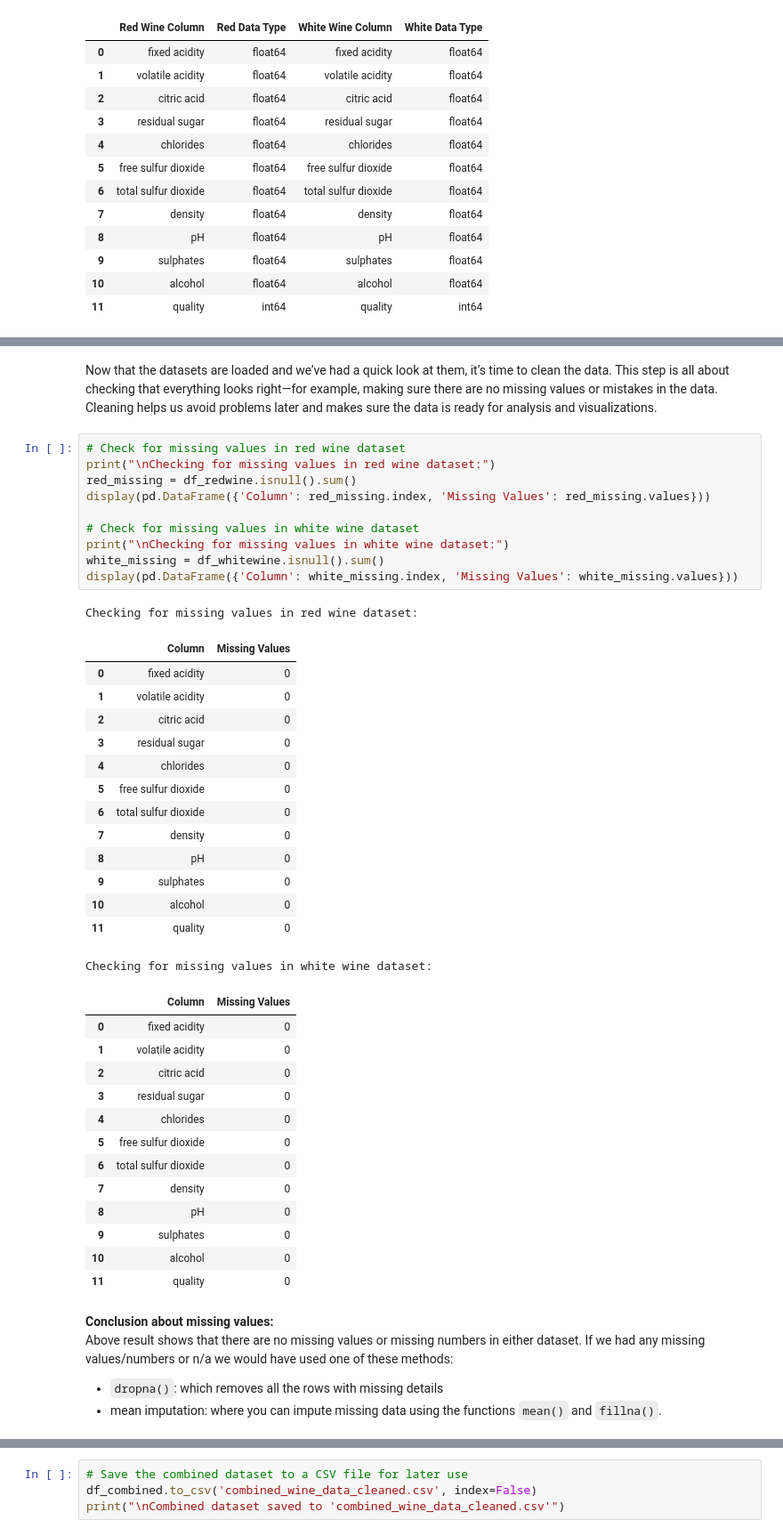
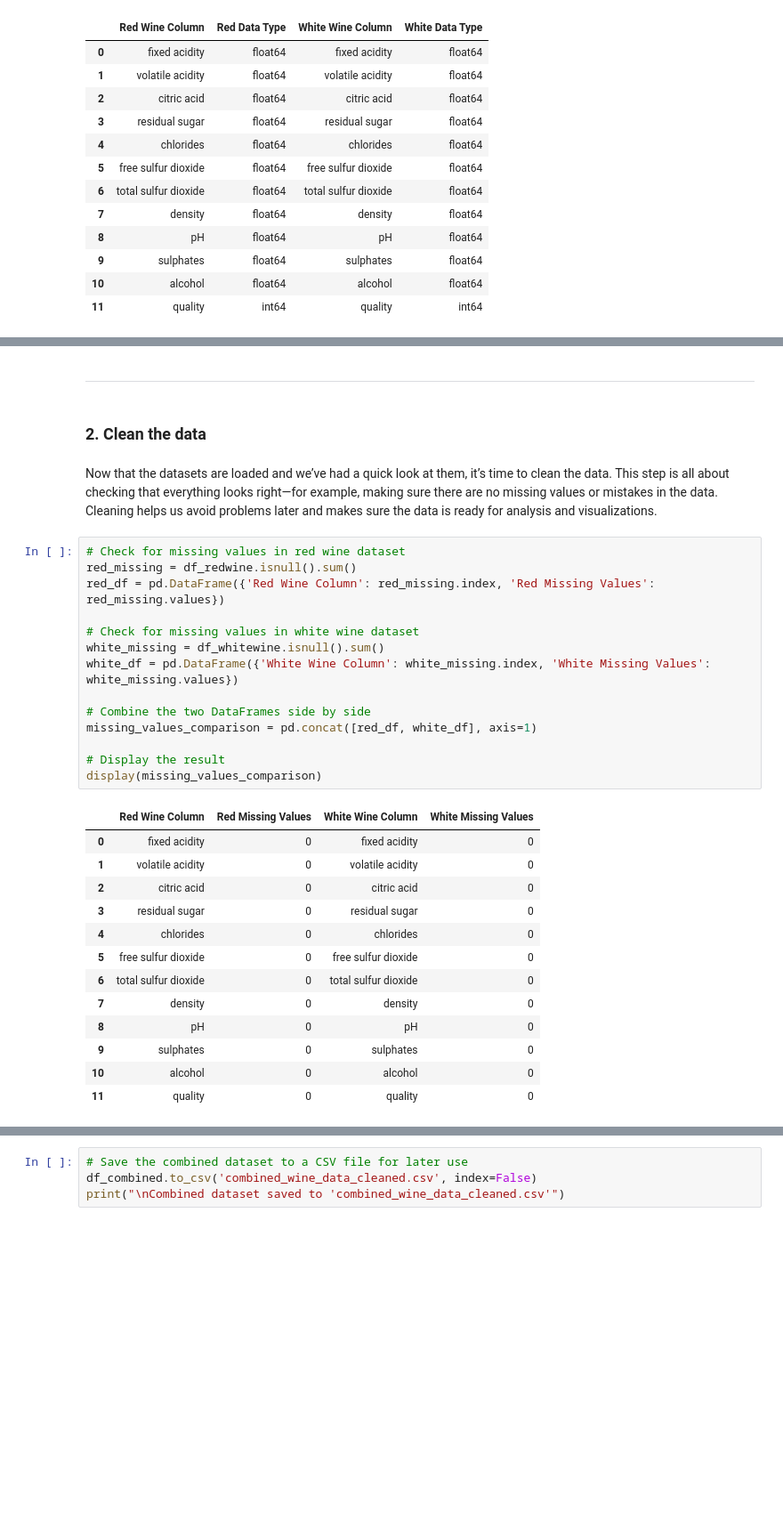
Before and after one commit to AlberteVallentin/Dat-BI-Gruppe7, a Jupyter notebook: MP2/Data_Exploration_Visualization/Wine_Quality_MP2.ipynb, the cells around one changed output, grey strips where cells are left out. Shown at 89% size. Cells and saved outputs as stored; diff of their text form; blank space fills up the shorter version.

```diff
--- a/MP2/Data_Exploration_Visualization/Wine_Quality_MP2.ipynb
+++ b/MP2/Data_Exploration_Visualization/Wine_Quality_MP2.ipynb
@@ -228,47 +227,34 @@ display(types_comparison)
+# %% [markdown]
+------------------------------
+# %% [markdown]
+### 2. Clean the data
 # %% [markdown]
 Now that the datasets are loaded and we’ve had a quick look at them, it’s time to clean the data. This step is all about checking that everything looks right—for example, making sure there are no missing values or mistakes in the data. Cleaning helps us avoid problems later and makes sure the data is ready for analysis and visualizations.
-# %%
-# Check for missing values in red wine dataset
-print("\nChecking for missing values in red wine dataset:")
-red_missing = df_redwine.isnull().sum()
-display(pd.DataFrame({'Column': red_missing.index, 'Missing Values': red_missing.values}))
-
-# Check for missing values in white wine dataset
-print("\nChecking for missing values in white wine dataset:")
-white_missing = df_whitewine.isnull().sum()
-display(pd.DataFrame({'Column': white_missing.index, 'Missing Values': white_missing.values}))
-# %% [output]
-Checking for missing values in red wine dataset:
-|  | Column | Missing Values |
-| 0 | fixed acidity | 0 |
-| 1 | volatile acidity | 0 |
-| 2 | citric acid | 0 |
-| 3 | residual sugar | 0 |
-| 4 | chlorides | 0 |
-| 5 | free sulfur dioxide | 0 |
-| 6 | total sulfur dioxide | 0 |
-| 7 | density | 0 |
-| 8 | pH | 0 |
-| 9 | sulphates | 0 |
-| 10 | alcohol | 0 |
-| 11 | quality | 0 |
-Checking for missing values in white wine dataset:
-|  | Column | Missing Values |
-| 0 | fixed acidity | 0 |
-| 1 | volatile acidity | 0 |
-| 2 | citric acid | 0 |
-| 3 | residual sugar | 0 |
-| 4 | chlorides | 0 |
-| 5 | free sulfur dioxide | 0 |
-| 6 | total sulfur dioxide | 0 |
-| 7 | density | 0 |
-| 8 | pH | 0 |
-| 9 | sulphates | 0 |
-| 10 | alcohol | 0 |
-| 11 | quality | 0 |
-# %% [markdown]
-**Conclusion about missing values:**
-Above result shows that there are no missing values or missing numbers in either dataset. If we had any missing values/numbers or n/a we would have used one of these methods:
-
-- `dropna()`: which removes all the rows with missing details
-- mean imputation: where you can impute missing data using the functions `mean()` and `fillna()`.
+# %%
+# Check for missing values in red wine dataset
+red_missing = df_redwine.isnull().sum()
+red_df = pd.DataFrame({'Red Wine Column': red_missing.index, 'Red Missing Values': red_missing.values})
+
+# Check for missing values in white wine dataset
+white_missing = df_whitewine.isnull().sum()
+white_df = pd.DataFrame({'White Wine Column': white_missing.index, 'White Missing Values': white_missing.values})
+
+# Combine the two DataFrames side by side
+missing_values_comparison = pd.concat([red_df, white_df], axis=1)
+
+# Display the result
+display(missing_values_comparison)
+# %% [output]
+|  | Red Wine Column | Red Missing Values | White Wine Column | White Missing Values |
+| 0 | fixed acidity | 0 | fixed acidity | 0 |
+| 1 | volatile acidity | 0 | volatile acidity | 0 |
+| 2 | citric acid | 0 | citric acid | 0 |
+| 3 | residual sugar | 0 | residual sugar | 0 |
+| 4 | chlorides | 0 | chlorides | 0 |
+| 5 | free sulfur dioxide | 0 | free sulfur dioxide | 0 |
+| 6 | total sulfur dioxide | 0 | total sulfur dioxide | 0 |
+| 7 | density | 0 | density | 0 |
+| 8 | pH | 0 | pH | 0 |
+| 9 | sulphates | 0 | sulphates | 0 |
+| 10 | alcohol | 0 | alcohol | 0 |
+| 11 | quality | 0 | quality | 0 |
```
Also changed, not shown: parts of 60 cells of this notebook.
